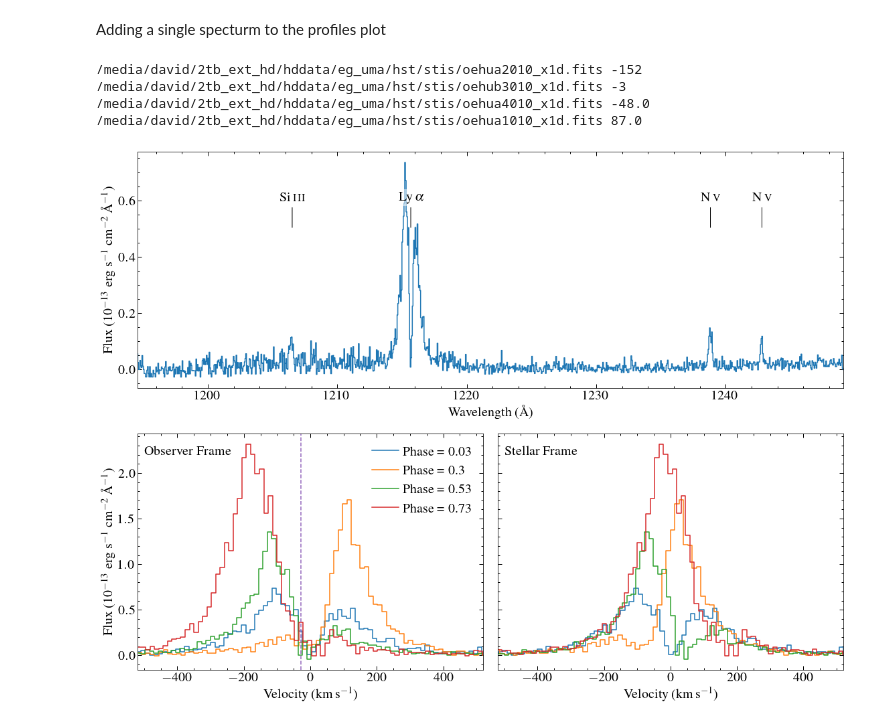
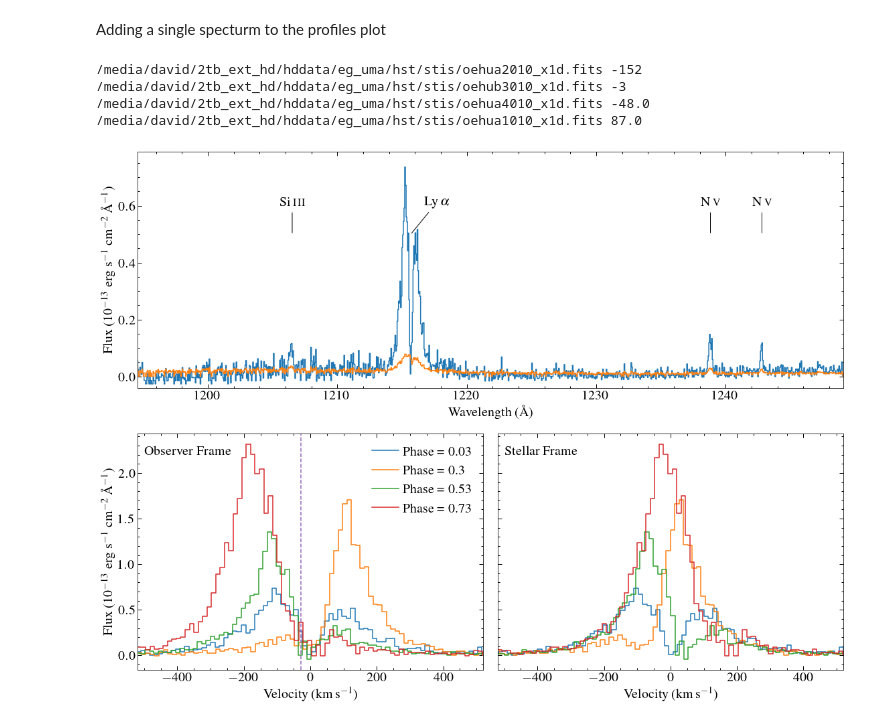
Before and after one commit to davidjwilson/pceb, a Jupyter notebook: eg_uma/eg_uma_stis_first_look.ipynb, the cells around one changed output. Saved outputs shown, nothing was run; the diff lists cells and outputs as text; code cells hidden in the pictures.

```diff
--- a/eg_uma/eg_uma_stis_first_look.ipynb
+++ b/eg_uma/eg_uma_stis_first_look.ipynb
@@ -1551,18 +1551,25 @@ for i, x in enumerate(x1ds_phase[0:1]):
     # v = (w*u.AA).to(u.km/u.s,  equivalencies=u.doppler_optical(lya*u.AA))
 #     v = (w*u.AA).to(u.km/u.s,  equivalencies=u.doppler_optical(lya_system))
     plt.step(w, f*fscale, where='mid') #label='Phase = {}'.format(phaseord[i]))
+    plt.step(w, e*fscale, where='mid')
 plt.ylabel('Flux (10$^{-13}$ erg s$^{-1}$ cm$^{-2}$ \AA$^{-1}$)')
 plt.xlabel('Wavelength (\AA)')
 plt.xlim(w[0], w[-1])
-
+plt.ylim(-0.04, 0.79)
+# plt.yscale('log')
 
 
 
 names = ['Si\,{\sc iii}', r'Ly\,$\alpha$','N\,{\sc v}', 'N\,{\sc v}']
 lines = [1206.51, 1215.67, 1238.821,1242.804]
 for name, line in zip(names, lines):
+    if line == 1215.67:
+        plt.annotate(name,(line, 0.5), xytext=(line+2, 0.6),arrowprops=dict(arrowstyle='-'), horizontalalignment='center', bbox=dict(facecolor='white', edgecolor='none', alpha =0.5))
+    else:
     # plt.annotate('',(line, 0.5), xytext=(line, 0.58),arrowprops=dict(arrowstyle='-'), horizontalalignment='center')
-    plt.annotate(name,(line, 0.5), xytext=(line, 0.6),arrowprops=dict(arrowstyle='-'), horizontalalignment='center', bbox=dict(facecolor='white', edgecolor='none', alpha =0.5))
+        plt.annotate(name,(line, 0.5), xytext=(line, 0.6),arrowprops=dict(arrowstyle='-'), horizontalalignment='center', bbox=dict(facecolor='white', edgecolor='none', alpha =0.5))
+
+
 
 
 plt.subplot(223)
@@ -1578,33 +1585,33 @@ plt.xlim(-520, 520)
 plt.legend()
 plt.xlabel('Velocity (km\,s$^{-1}$)')
 plt.ylabel('Flux (10$^{-13}$ erg s$^{-1}$ cm$^{-2}$ \AA$^{-1}$)')
 plt.annotate('Observer Frame', (0.02, 0.95), xycoords='axes fraction', va='top', ha='left')
 plt.axvline(gamma.value, ls='--', c='C4')
 
 
 #stellar rest frame
 plt.subplot(224)
 for i, x in enumerate(x1ds_phase):
    # print(x, dv_labs[i])
     data = fits.getdata(x, 1)[0]
     w, f, e = data['WAVELENGTH'], data['FLUX'], data['ERROR']
     ws = (-1*deltavs[args][i]*u.km/u.s).to(u.AA, equivalencies=u.doppler_optical(w*u.AA))
     v = (ws).to(u.km/u.s,  equivalencies=u.doppler_optical(lya*u.AA))
     plt.step(v, f*fscale, where='mid', label='Phase = {}'.format(phaseord[i]))
 #     plt.plot(v, f, label='Phase = {}'.format(phaseord[i]))
 plt.xlim(-520, 520)
 plt.yticks(visible=False)
 plt.annotate('Stellar Frame', (0.02, 0.95), xycoords='axes fraction', va='top', ha='left')
 # plt.legend()
 plt.xlabel('Velocity (km\,s$^{-1}$)')
 # plt.ylabel('Flux (erg s$^{-1}$ cm$^{-2}$ \AA$^{-1}$)')
 plt.tight_layout()
 plt.savefig('plots/eg_uma_lya_stis_spec.pdf', dpi=150)
 # %% [output]
 /media/david/2tb_ext_hd/hddata/eg_uma/hst/stis/oehua2010_x1d.fits -152
 /media/david/2tb_ext_hd/hddata/eg_uma/hst/stis/oehub3010_x1d.fits -3
 /media/david/2tb_ext_hd/hddata/eg_uma/hst/stis/oehua4010_x1d.fits -48.0
 /media/david/2tb_ext_hd/hddata/eg_uma/hst/stis/oehua1010_x1d.fits 87.0
-[figure, old version]
+[figure, new version]
 # %%
 # fits.getheader(x1ds[0])
```
Also changed, not shown: parts of 1 cell of this notebook, 18 other files.
